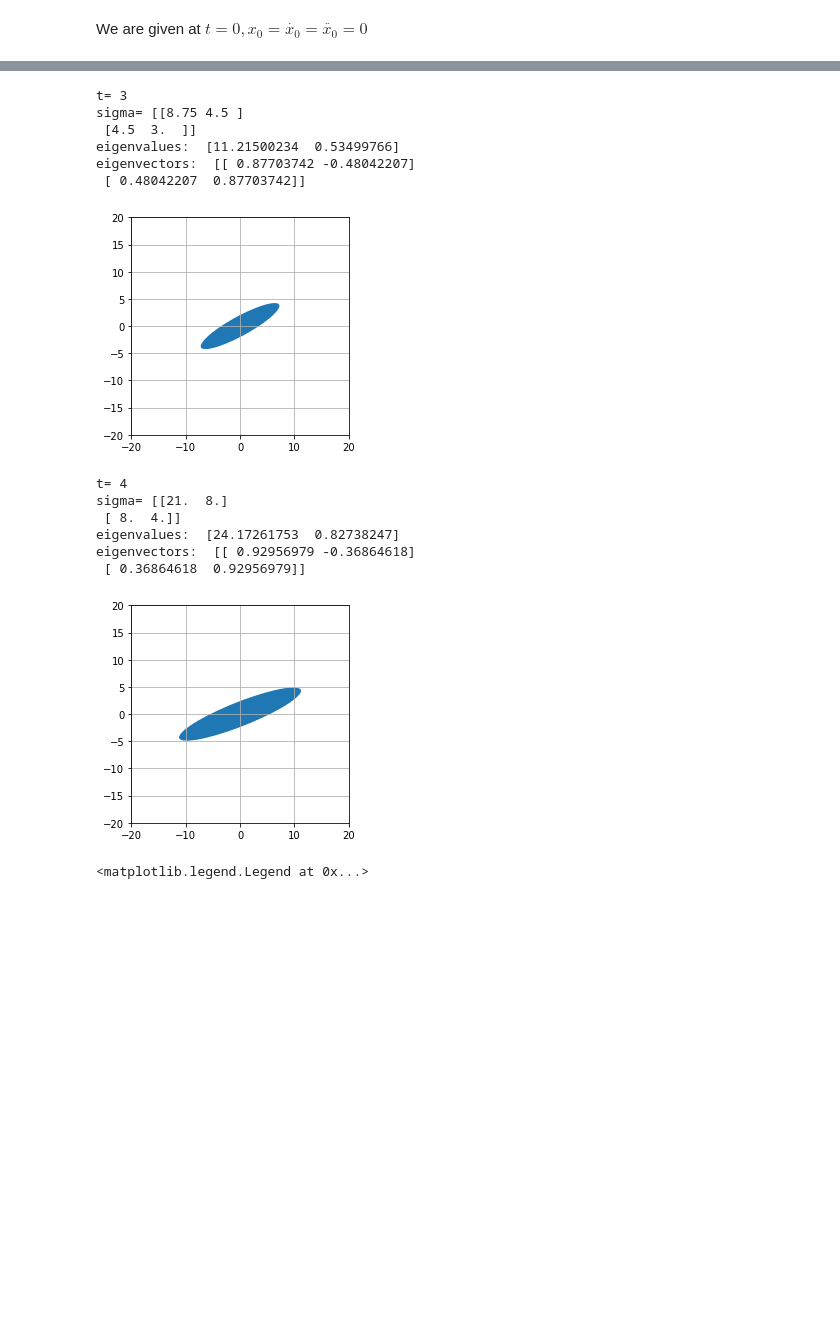
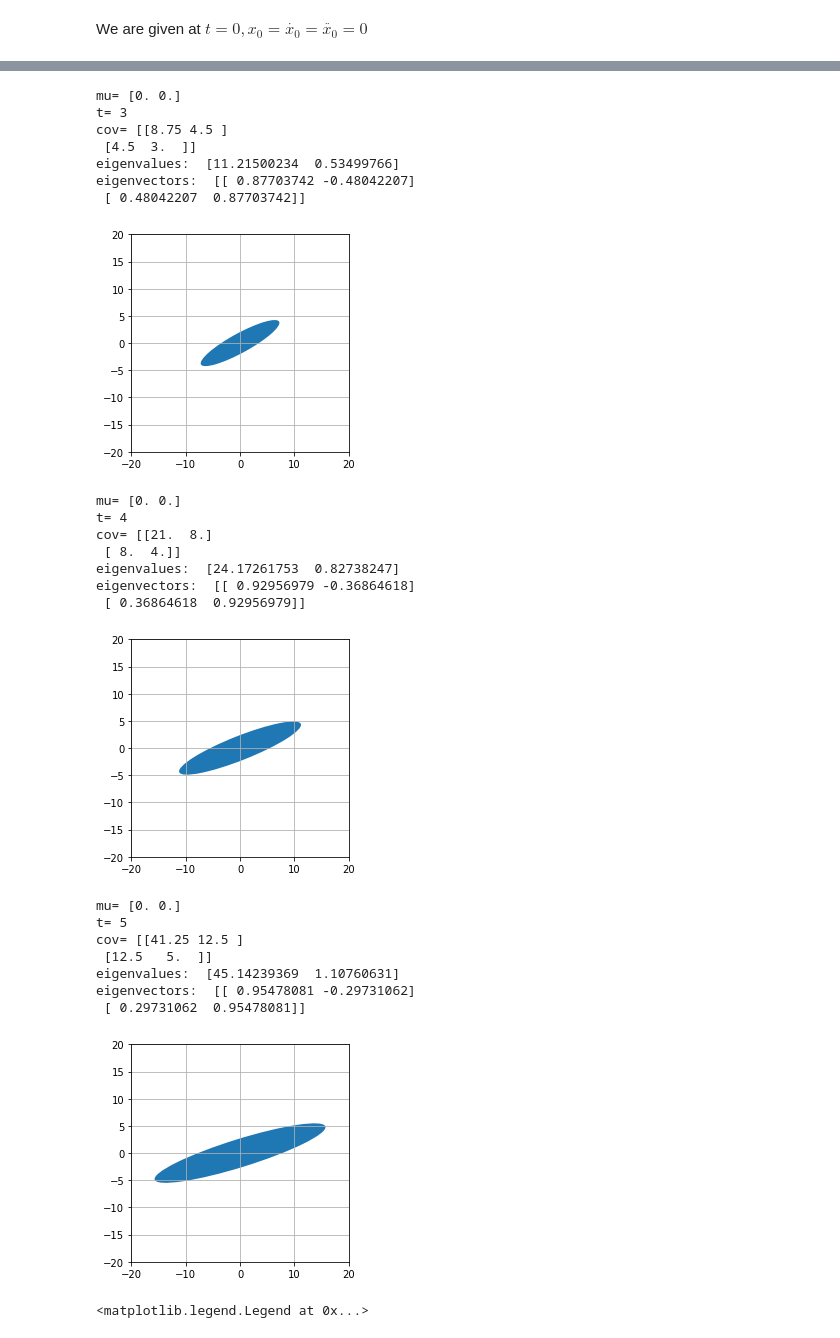
Before and after one commit to eanil/ProbabilisticRobotics, a Jupyter notebook: Chapter_3/Q1.ipynb, the cells around one changed output, grey strips where cells are left out. Saved outputs shown, nothing was run; the diff lists cells and outputs as text; code cells hidden in the pictures; blank space fills up the shorter version.

```diff
--- a/Chapter_3/Q1.ipynb
+++ b/Chapter_3/Q1.ipynb
@@ -62,27 +62,12 @@ We are given at $t=0, x_0=\dot{x_0}=\ddot{x_0}=0$
 x_0 = np.array([0,0])
 E_0 = np.array([[0,0],[0,0]])
 
-numberOfSteps = 5
+endTime = 5
 
 x_variances = []
 x_dot_variances = []
 
-# now loop over the time steps
-for i in range(1,numberOfSteps):
-    u_t = random.gauss(0, 1)
-    [mu, sigma] = Posterior(x_0, E_0, u_t)
-    x_0 = mu
-    E_0 = sigma
-    #print("mu=", mu)
-    print("t=",i)
-    print("sigma=", sigma)
-    [eigenValues, eigenVectors] = LA.eig(sigma)
-    x_variances.append(eigenValues[0])
-    x_dot_variances.append(eigenValues[1])
-
-    print("eigenvalues: ", eigenValues)
-    print("eigenvectors: ", eigenVectors)
-
+def drawUncertaintyEllipse(eigenValues, eigenVectors):
     # See the end of the page for the explanation of ellipses.
     ellipseWidth = 2 * math.sqrt(eigenValues[0] * 5.991) # 5.991 is the scaling to use for a 1 sigma ellipse
     ellipseHeight = 2 * math.sqrt(eigenValues[1] * 5.991) # 5.991 is the scaling to use for a 1 sigma ellipse
@@ -97,7 +82,22 @@ for i in range(1,numberOfSteps):
     ax.set_ylim([-20,20])
     plt.grid(True)
     plt.show()
-    #actual scales
-    #ax.set_xlim([-1*ellipseWidth*math.cos(angle),ellipseWidth*math.cos(angle)])
-    #ax.set_ylim([-1*ellipseWidth*math.cos(angle),ellipseWidth*math.cos(angle)])
+
+# now loop over the time steps
+for i in range(1, endTime + 1):
+    u_t = np.array(0)
+    [mu, covariance] = Posterior(x_0, E_0, u_t)
+    x_0 = mu
+    E_0 = covariance
+    print("mu=", mu)
+    print("t=",i)
+    print("cov=", covariance)
+    [eigenValues, eigenVectors] = LA.eig(covariance)
+    x_variances.append(eigenValues[0])
+    x_dot_variances.append(eigenValues[1])
+
+    print("eigenvalues: ", eigenValues)
+    print("eigenvectors: ", eigenVectors)
+
+    drawUncertaintyEllipse(eigenValues, eigenVectors)
 # %% [output]
@@ -113,22 +115,32 @@ sigma= [[2.5 2. ]
  [2.  2. ]]
 eigenvalues:  [4.26556444 0.23443556]
 eigenvectors:  [[ 0.74967818 -0.66180256]
  [ 0.66180256  0.74967818]]
 [figure]
+mu= [0. 0.]
 t= 3
-sigma= [[8.75 4.5 ]
+cov= [[8.75 4.5 ]
  [4.5  3.  ]]
 eigenvalues:  [11.21500234  0.53499766]
 eigenvectors:  [[ 0.87703742 -0.48042207]
  [ 0.48042207  0.87703742]]
 [figure]
+mu= [0. 0.]
 t= 4
-sigma= [[21.  8.]
+cov= [[21.  8.]
  [ 8.  4.]]
 eigenvalues:  [24.17261753  0.82738247]
 eigenvectors:  [[ 0.92956979 -0.36864618]
  [ 0.36864618  0.92956979]]
 [figure]
+mu= [0. 0.]
+t= 5
+cov= [[41.25 12.5 ]
+ [12.5   5.  ]]
+eigenvalues:  [45.14239369  1.10760631]
+eigenvectors:  [[ 0.95478081 -0.29731062]
+ [ 0.29731062  0.95478081]]
+[figure, added]
 # %%
 plt.plot(range(1, numberOfSteps), x_variances, 'r-', label="Variance of $x_t$")
 plt.plot(range(1, numberOfSteps), x_dot_variances, 'b-', label="Variance of $\dot{x_t}$")
```
Also changed, not shown: parts of 2 cells of this notebook, 1 other file.
